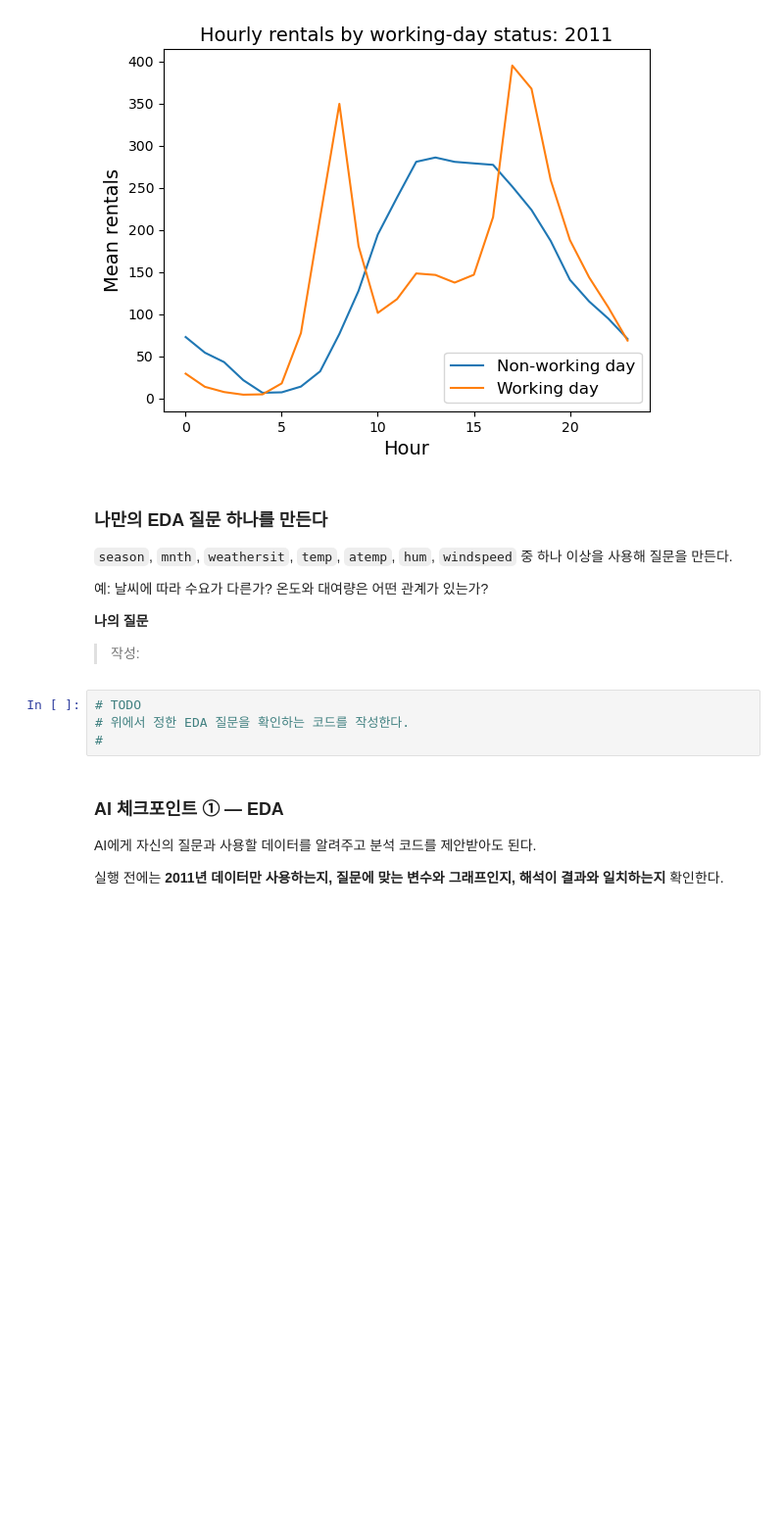
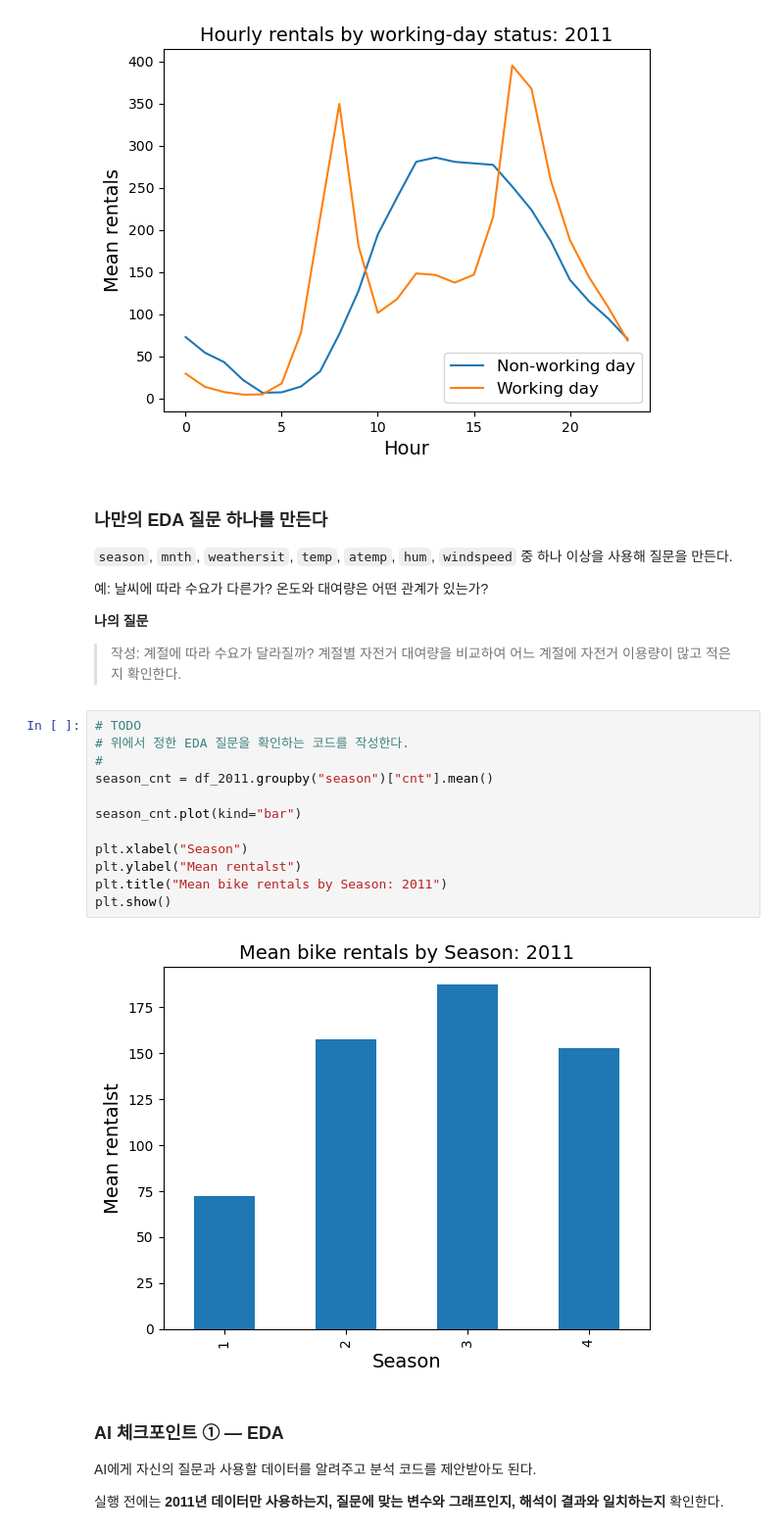
Before and after one commit to wlsldjtm9/p1-cnt, a Jupyter notebook: p1_project_bike_demand.ipynb, the cells around one changed output. Shown at 98% size. Saved outputs shown, nothing was run; the diff lists cells and outputs as text; blank space fills up the shorter version.

```diff
--- a/p1_project_bike_demand.ipynb
+++ b/p1_project_bike_demand.ipynb
@@ -330,11 +344,21 @@ plt.show()
 
 **나의 질문**
 
-> 작성:
+> 작성: 계절에 따라 수요가 달라질까? 계절별 자전거 대여량을 비교하여 어느 계절에 자전거 이용량이 많고 적은지 확인한다.
 # %%
 # TODO
 # 위에서 정한 EDA 질문을 확인하는 코드를 작성한다.
 #
+season_cnt = df_2011.groupby("season")["cnt"].mean()
+
+season_cnt.plot(kind="bar")
+
+plt.xlabel("Season")
+plt.ylabel("Mean rentalst")
+plt.title("Mean bike rentals by Season: 2011")
+plt.show()
+# %% [output]
+[figure, added]
 # %% [markdown]
 ### AI 체크포인트 ① — EDA
 
```
Also changed, not shown: parts of 7 cells of this notebook.
